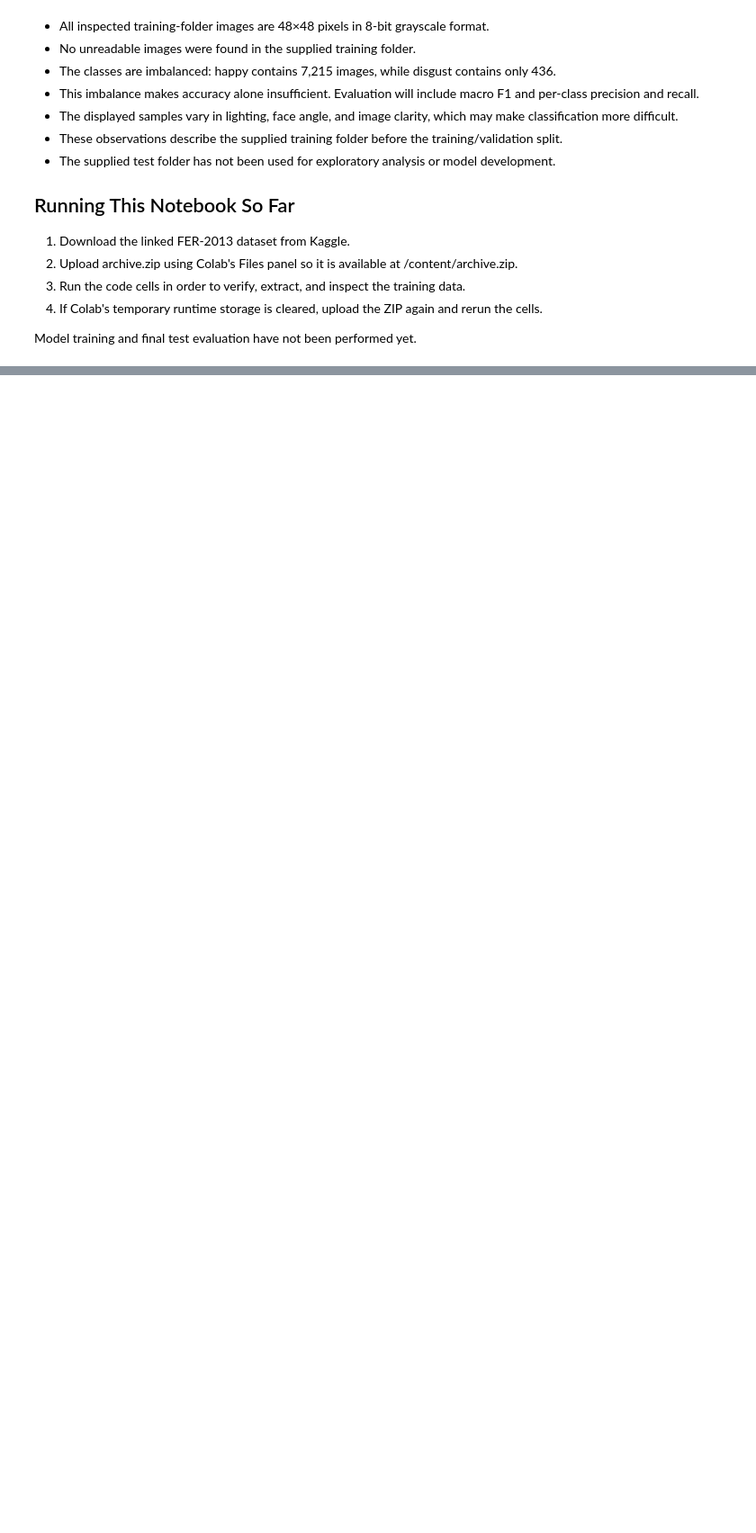
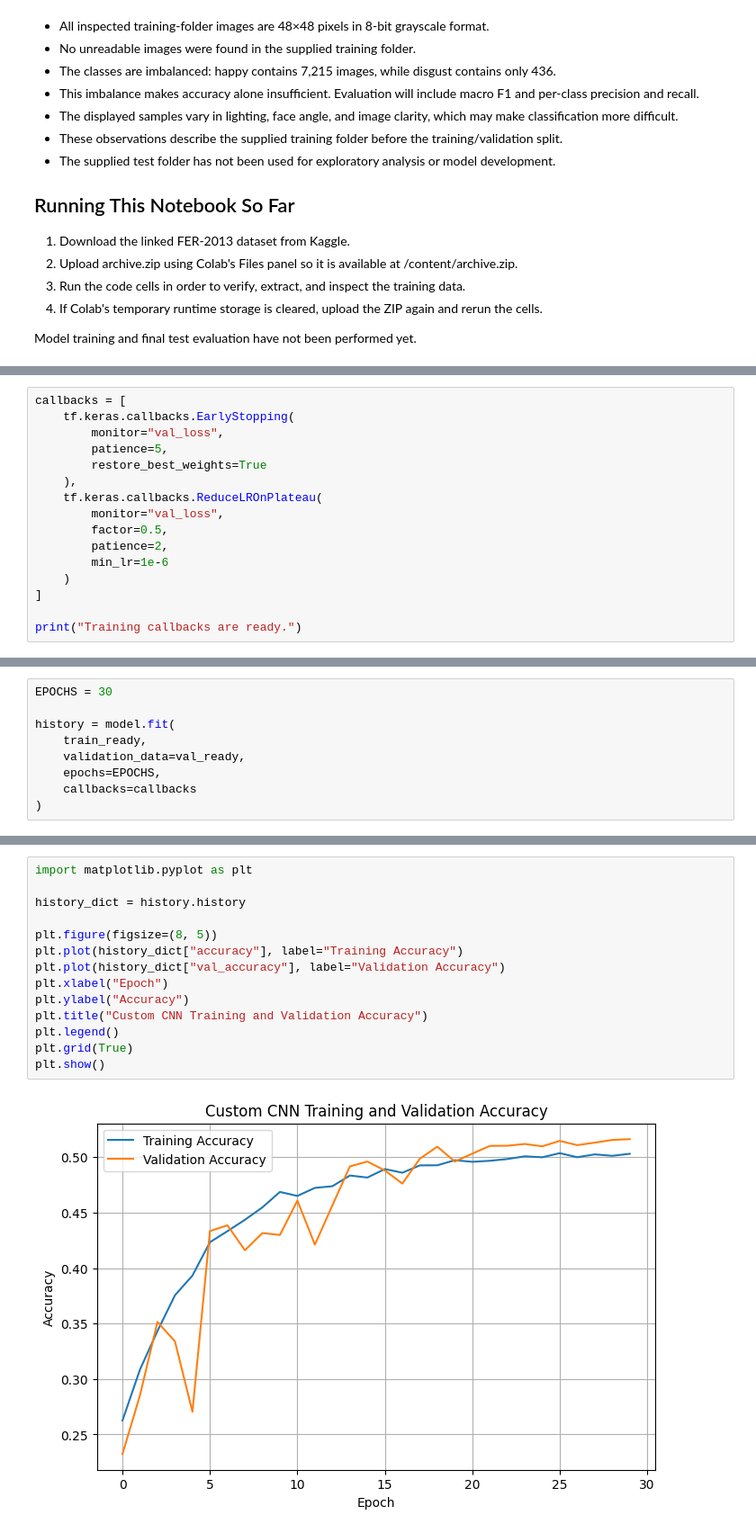
Before and after one commit to AmandaThenuwara/SE4050-Facial-Emotion-Recognition, a Jupyter notebook: notebooks/cnn/IT23175266_CNN_FER2013.ipynb, the cells around one changed output, grey strips where cells are left out. Shown at 90% size. Drawn from its saved outputs; the diff is of its cells as text; blank space fills up the shorter version.

Commit message:
feat(cnn): train and evaluate custom FER-2013 CNN

```diff
--- a/notebooks/cnn/IT23175266_CNN_FER2013.ipynb
+++ b/notebooks/cnn/IT23175266_CNN_FER2013.ipynb
@@ -200,0 +467,16 @@ Model training and final test evaluation have not been performed yet.
+# %%
+callbacks = [
+    tf.keras.callbacks.EarlyStopping(
+        monitor="val_loss",
+        patience=5,
+        restore_best_weights=True
+    ),
+    tf.keras.callbacks.ReduceLROnPlateau(
+        monitor="val_loss",
+        factor=0.5,
+        patience=2,
+        min_lr=1e-6
+    )
+]
+
+print("Training callbacks are ready.")
@@ -200,0 +485,9 @@ Model training and final test evaluation have not been performed yet.
+# %%
+EPOCHS = 30
+
+history = model.fit(
+    train_ready,
+    validation_data=val_ready,
+    epochs=EPOCHS,
+    callbacks=callbacks
+)
@@ -200,0 +527,16 @@ Model training and final test evaluation have not been performed yet.
+# %%
+import matplotlib.pyplot as plt
+
+history_dict = history.history
+
+plt.figure(figsize=(8, 5))
+plt.plot(history_dict["accuracy"], label="Training Accuracy")
+plt.plot(history_dict["val_accuracy"], label="Validation Accuracy")
+plt.xlabel("Epoch")
+plt.ylabel("Accuracy")
+plt.title("Custom CNN Training and Validation Accuracy")
+plt.legend()
+plt.grid(True)
+plt.show()
+# %% [output]
+[figure, added]
```
Also changed, not shown: parts of 26 cells of this notebook.
